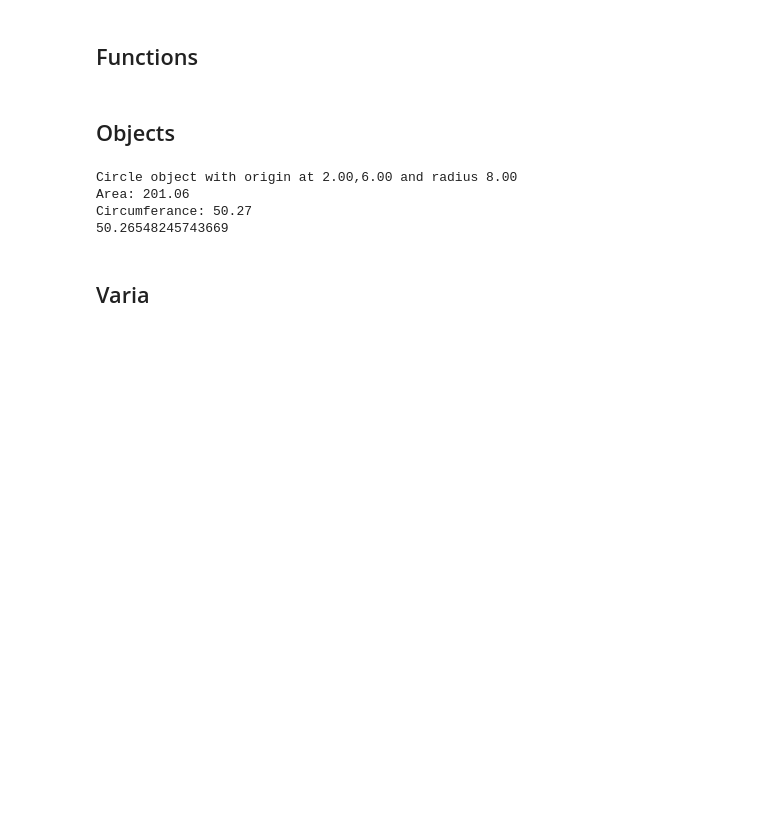
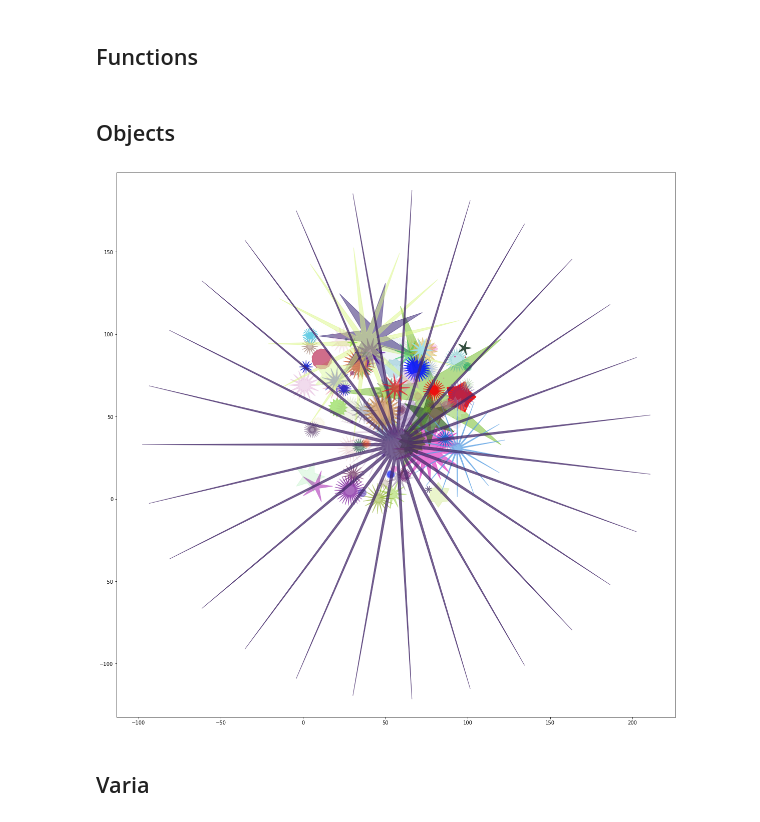
Before and after one commit to tetov/MAS-1920, a Jupyter notebook: T1/01_python_basics/01_python_basics.ipynb, the cells around one changed output. Saved outputs shown, nothing was run; the diff lists cells and outputs as text; code cells hidden in the pictures; blank space fills up the shorter version.

```diff
--- a/T1/01_python_basics/01_python_basics.ipynb
+++ b/T1/01_python_basics/01_python_basics.ipynb
@@ -80,35 +80,54 @@ else:
 ## Functions
 # %% [markdown]
 ## Objects
-# %%
-import math
-
-class Circle:
-    def __init__(self, X: float, Y: float, radius: float):
-        self.X = X
-        self.Y = Y
-        self.radius = radius
-
-    def area(self):
-        return math.pi*self.radius**2
-
-    def circumf(self):
-        return math.pi*2*self.radius
-
-    def __repr__(self):
-        return "Circle object with origin at {:.2f},{:.2f} and radius {:.2f}\nArea: {:.2f}\nCircumferance: {:.2f}".format(self.X, self.Y, self.radius, self.area(), self.circumf())
-
-
-circle_A = Circle(2,6,8)
-
-print(circle_A)
-
-print(circle_A.circumf())
-# %% [output]
-Circle object with origin at 2.00,6.00 and radius 8.00
-Area: 201.06
-Circumferance: 50.27
-50.26548245743669
+# %%
+import math
+import matplotlib.pyplot as plt
+import random as r
+
+class Circle:
+    def __init__(self, X: float, Y: float, radius: float, color = [0,0,1]):
+        self.X = X
+        self.Y = Y
+        self.radius = radius
+        self.color = color
+
+    def __repr__(self):
+        return "Circle object with origin at {:.2f},{:.2f} and radius {:.2f}\nArea: {:.2f}\nCircumferance: {:.2f}".format(self.X, self.Y, self.radius, self.area(), self.circumf())
+
+    def area(self):
+        return math.pi*self.radius**2
+
+    def circumf(self):
+        return math.pi*2*self.radius
+
+    def display(self, res = 20, scale_factor = 1):
+        # as polygon
+        # https://www.mathwarehouse.com/unit-circle/graph-and-formula-unit-circle.php
+        xc = []
+        yc = []
+        angle = 2 * math.pi / res
+        for i in range(res):
+            if i % 2 == 0:
+                xc.append(self.X+math.cos(i*angle) * self.radius)
+                yc.append(self.Y+math.sin(i*angle) * self.radius)
+            else:
+                xc.append(self.X+math.cos(i*angle) * self.radius/scale_factor)
+                yc.append(self.Y+math.sin(i*angle) * self.radius/scale_factor)
+
+        plt.axis('equal')
+        plt.fill(xc, yc, c=self.color)
+
+circle_A = Circle(2,6,8)
+
+plt.figure(figsize = [20,20])
+
+# circle_A.display(100)
+for i in range(100):
+    circle = Circle(r.random()*100,r.random()*100, r.random()*10, [r.random(), r.random(), r.random(),r.random()])
+    circle.display(r.randrange(10,61,2), r.random()*5)
+# %% [output]
+[figure, added]
 # %% [markdown]
 ## Varia
 # %% [markdown]
```
Also changed, not shown: parts of 1 cell of this notebook.
